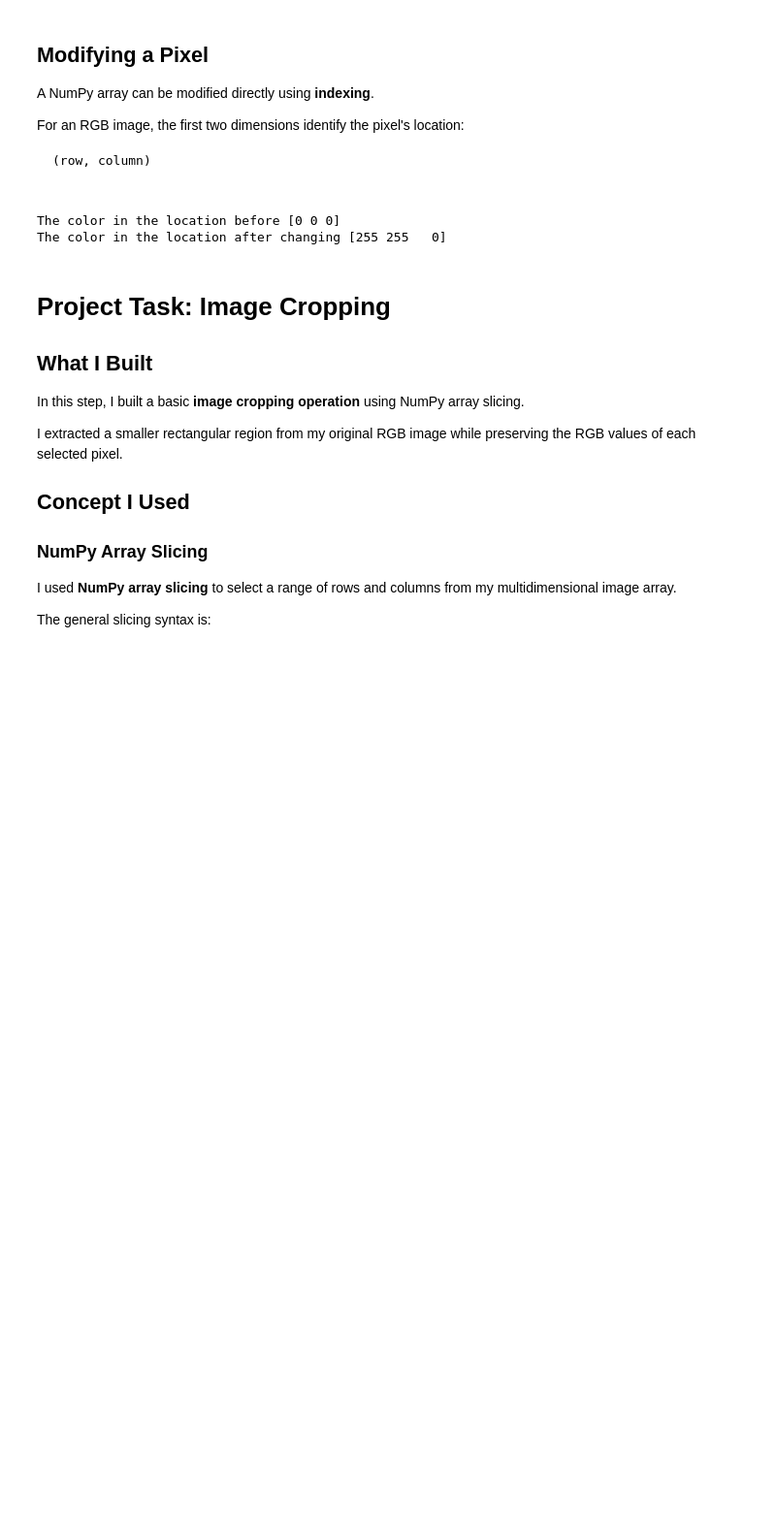
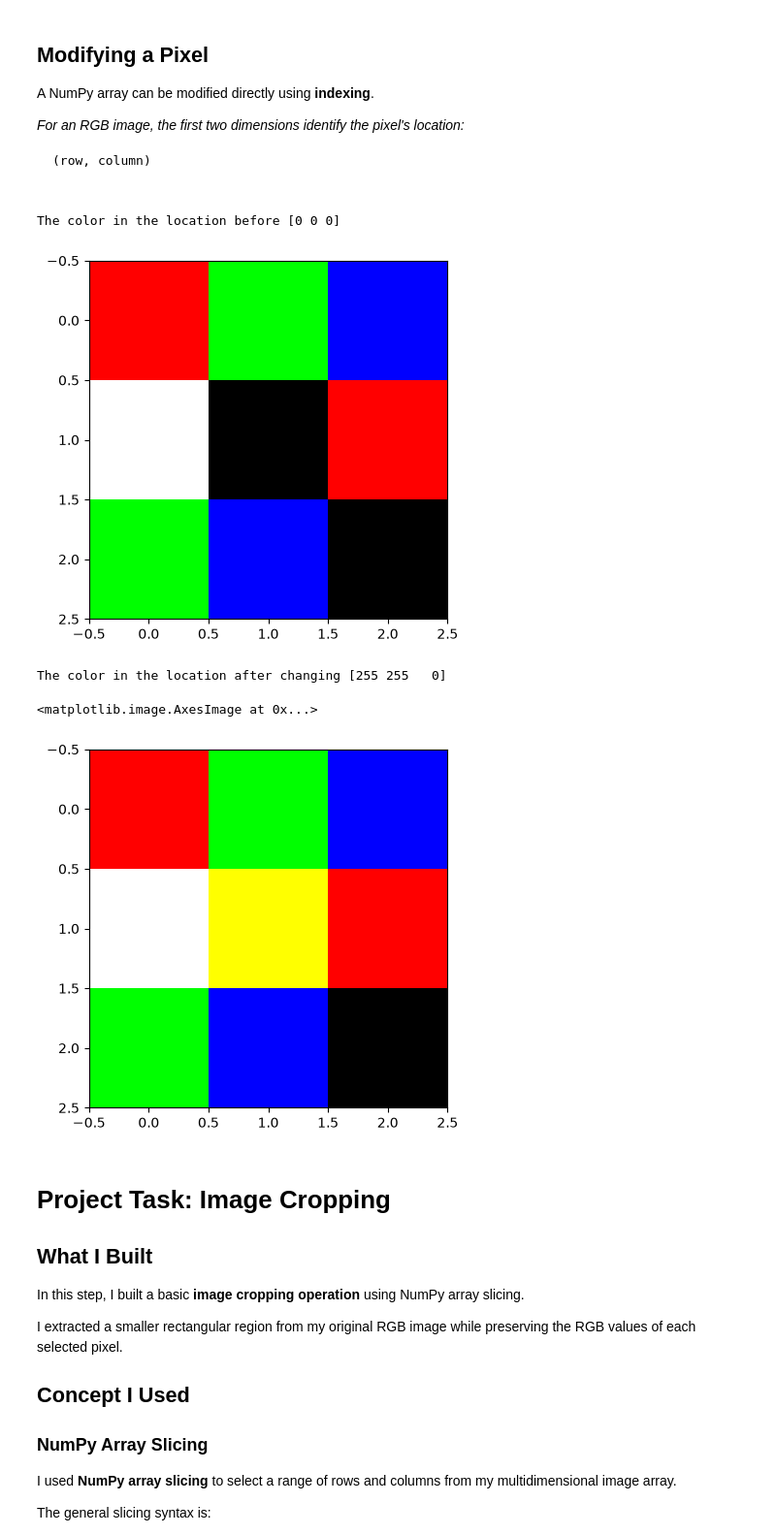
Before and after one commit to Anirudh-888/NumPy-Vision, a Jupyter notebook: Notebooks/02_pixel_manipulation.ipynb, the cells around one changed output. Shown at 97% size. Saved outputs shown, nothing was run; the diff lists cells and outputs as text; code cells hidden in the pictures; blank space fills up the shorter version.

Commit message:
feat:visualized an image from numpy array

````diff
--- a/Notebooks/02_pixel_manipulation.ipynb
+++ b/Notebooks/02_pixel_manipulation.ipynb
@@ -3,35 +3,43 @@
 
 A NumPy array can be modified directly using **indexing**.
 
-For an RGB image, the first two dimensions identify the pixel's location:
+*For an RGB image, the first two dimensions identify the pixel's location:*
 
 ```text
 (row, column)
 # %%
 import numpy as np
+import matplotlib.pyplot as plt
 rgb_image=np.array([
     [
         [255,0,0],
         [0,255,0],
         [0,0,255]
     ],
     [
+
         [255,255,255],
         [0,0,0],
         [255,0,0]
     ],
     [
         [0,255,0],
         [0,0,255],
         [0,0,0]
     ]
 ])
 print("The color in the location before",rgb_image[1,1])
+plt.imshow(rgb_image)
+plt.show()
 rgb_image[1,1]=[255,255,0]
 print("The color in the location after changing",rgb_image[1,1])
+plt.imshow(rgb_image)
 # %% [output]
 The color in the location before [0 0 0]
-The color in the location after changing [255 255   0]
+[figure, added]
+The color in the location after changing [255 255   0]
+<matplotlib.image.AxesImage at 0x...>
+[figure, added]
 # %% [markdown]
 # Project Task: Image Cropping
 
````
